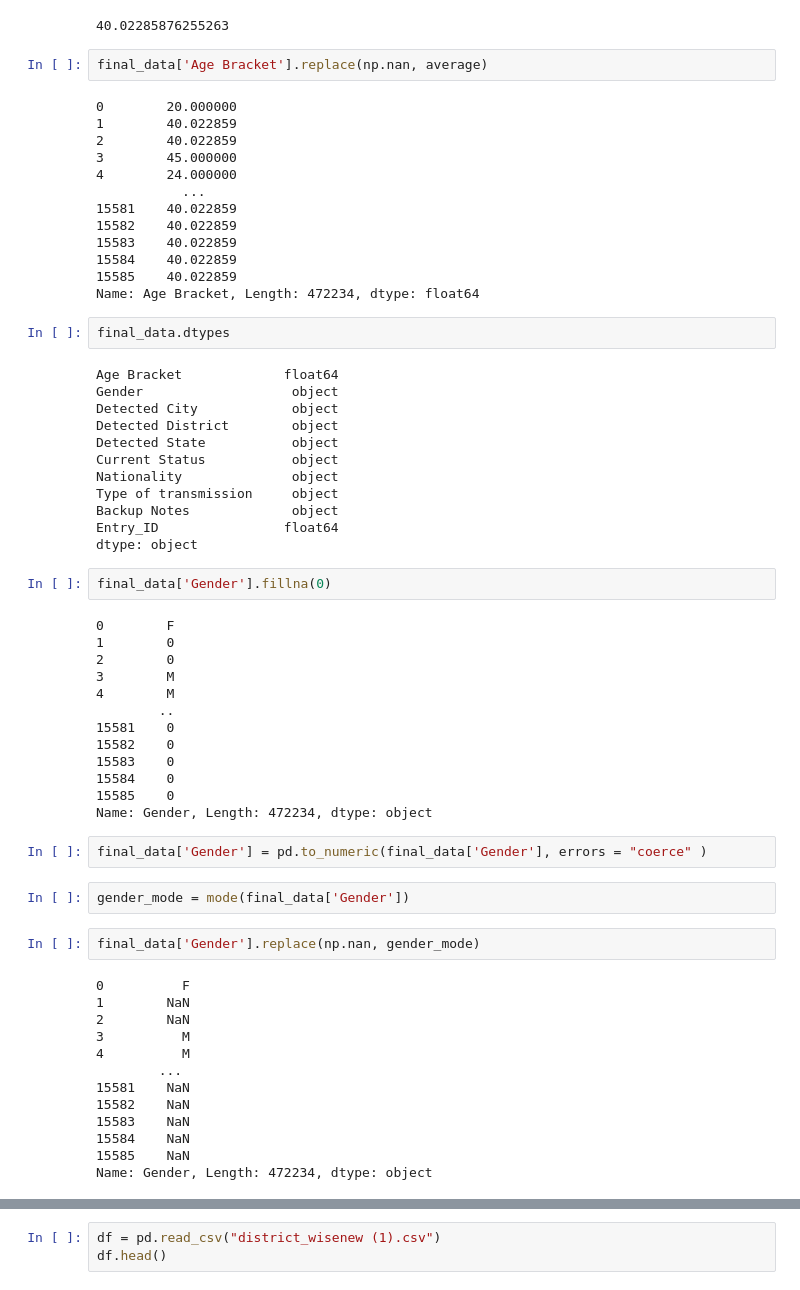
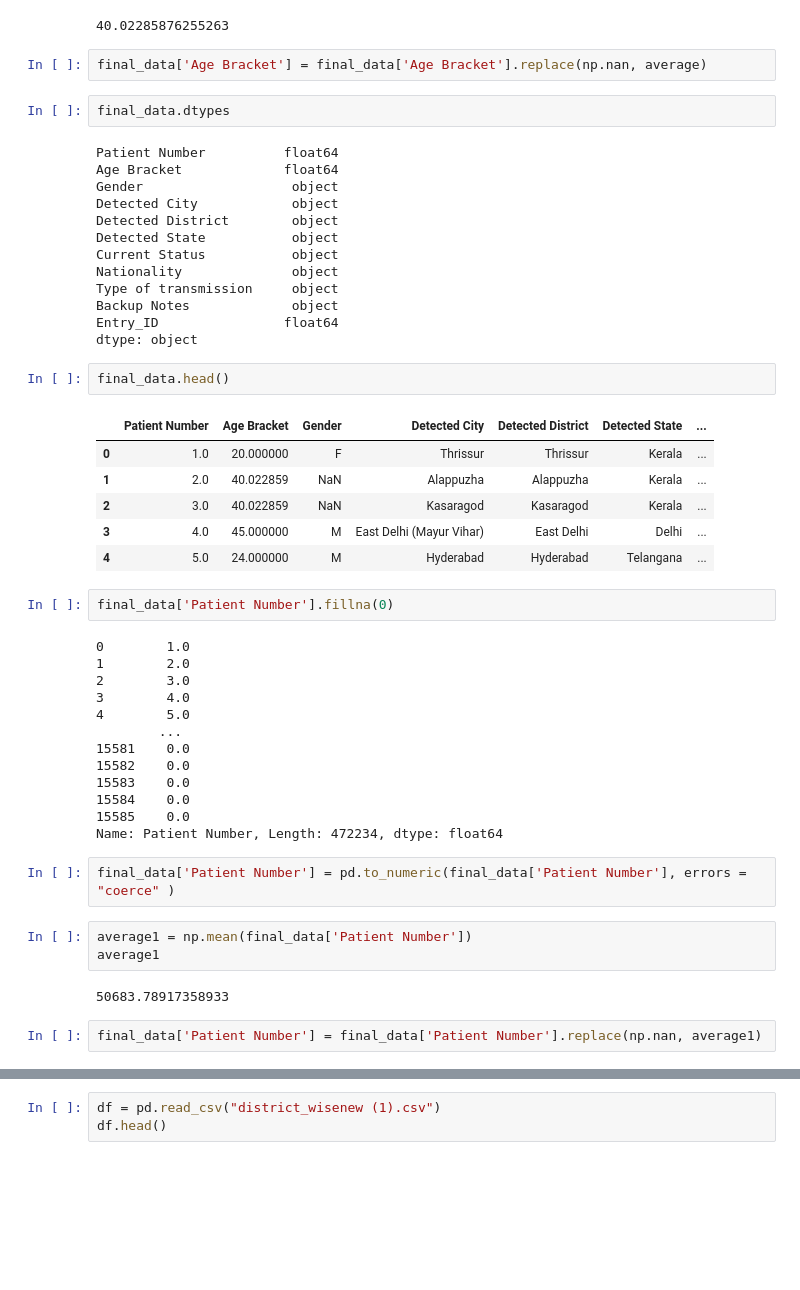
Before and after one commit to gryffindor-guy/Prioritize-vaccine-delivery-using-AI-ML, a Jupyter notebook: Prioritize_vaccine_delivery.ipynb, the cells around one changed output, grey strips where cells are left out. Saved outputs shown, nothing was run; the diff lists cells and outputs as text; blank space fills up the shorter version.

```diff
--- a/Prioritize_vaccine_delivery.ipynb
+++ b/Prioritize_vaccine_delivery.ipynb
@@ -140,23 +120,11 @@ average
 # %% [output]
 40.02285876255263
 # %%
-final_data['Age Bracket'].replace(np.nan, average)
+final_data['Age Bracket'] = final_data['Age Bracket'].replace(np.nan, average)
-# %% [output]
-0        20.000000
-1        40.022859
-2        40.022859
-3        45.000000
-4        24.000000
-           ...
-15581    40.022859
-15582    40.022859
-15583    40.022859
-15584    40.022859
-15585    40.022859
-Name: Age Bracket, Length: 472234, dtype: float64
 # %%
 final_data.dtypes
 # %% [output]
+Patient Number          float64
 Age Bracket             float64
 Gender                   object
 Detected City            object
@@ -168,40 +136,39 @@ Type of transmission     object
 Backup Notes             object
 Entry_ID                float64
 dtype: object
+# %%
+final_data.head()
+# %% [output]
+|  | Patient Number | Age Bracket | Gender | Detected City | Detected District | Detected State | ... |
+| 0 | 1.0 | 20.000000 | F | Thrissur | Thrissur | Kerala | ... |
+| 1 | 2.0 | 40.022859 | NaN | Alappuzha | Alappuzha | Kerala | ... |
+| 2 | 3.0 | 40.022859 | NaN | Kasaragod | Kasaragod | Kerala | ... |
+| 3 | 4.0 | 45.000000 | M | East Delhi (Mayur Vihar) | East Delhi | Delhi | ... |
+| 4 | 5.0 | 24.000000 | M | Hyderabad | Hyderabad | Telangana | ... |
 # %%
-final_data['Gender'].fillna(0)
+final_data['Patient Number'].fillna(0)
 # %% [output]
-0        F
-1        0
-2        0
-3        M
-4        M
-        ..
-15581    0
-15582    0
-15583    0
-15584    0
-15585    0
-Name: Gender, Length: 472234, dtype: object
+0        1.0
+1        2.0
+2        3.0
+3        4.0
+4        5.0
+        ...
+15581    0.0
+15582    0.0
+15583    0.0
+15584    0.0
+15585    0.0
+Name: Patient Number, Length: 472234, dtype: float64
 # %%
-final_data['Gender'] = pd.to_numeric(final_data['Gender'], errors = "coerce" )
+final_data['Patient Number'] = pd.to_numeric(final_data['Patient Number'], errors = "coerce" )
-# %%
-gender_mode = mode(final_data['Gender'])
+# %%
+average1 = np.mean(final_data['Patient Number'])
+average1
+# %% [output]
+50683.78917358933
 # %%
-final_data['Gender'].replace(np.nan, gender_mode)
+final_data['Patient Number'] = final_data['Patient Number'].replace(np.nan, average1)
-# %% [output]
-0          F
-1        NaN
-2        NaN
-3          M
-4          M
-        ...
-15581    NaN
-15582    NaN
-15583    NaN
-15584    NaN
-15585    NaN
-Name: Gender, Length: 472234, dtype: object
 # %%
 final_data.dtypes
 # %% [output]
```
Also changed, not shown: parts of 27 cells of this notebook.
